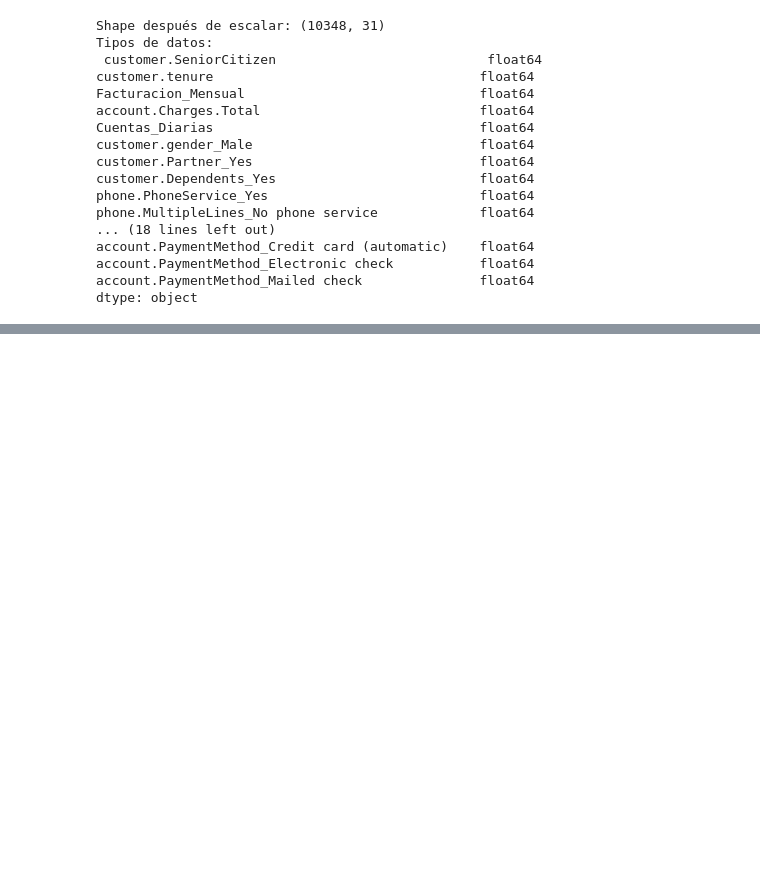
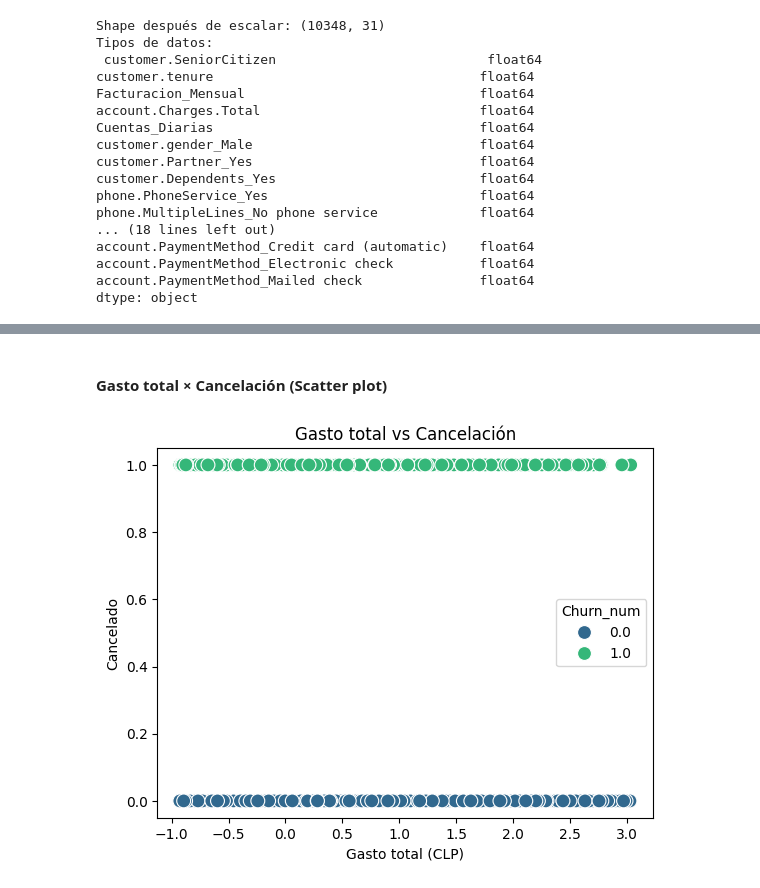
Before and after one commit to Maucho6340/Telecom_X_LATAM_Predict, a Jupyter notebook: Challenge_predict_evasion_op1.ipynb, the cells around one changed output, grey strips where cells are left out. Saved outputs shown, nothing was run; the diff lists cells and outputs as text; code cells hidden in the pictures; blank space fills up the shorter version.

```diff
--- a/Challenge_predict_evasion_op1.ipynb
+++ b/Challenge_predict_evasion_op1.ipynb
@@ -279,0 +348,10 @@ dtype: object
+# %% [markdown]
+#### Gasto total × Cancelación (Scatter plot)
+# %%
+sns.scatterplot(x=X_resampled_scaled['account.Charges.Total'], y=y_resampled, hue=y_resampled, palette='viridis', s=100)
+plt.title('Gasto total vs Cancelación')
+plt.xlabel('Gasto total (CLP)')
+plt.ylabel('Cancelado')
+plt.show()
+# %% [output]
+[figure, added]
```
Also changed, not shown: parts of 10 cells of this notebook.
